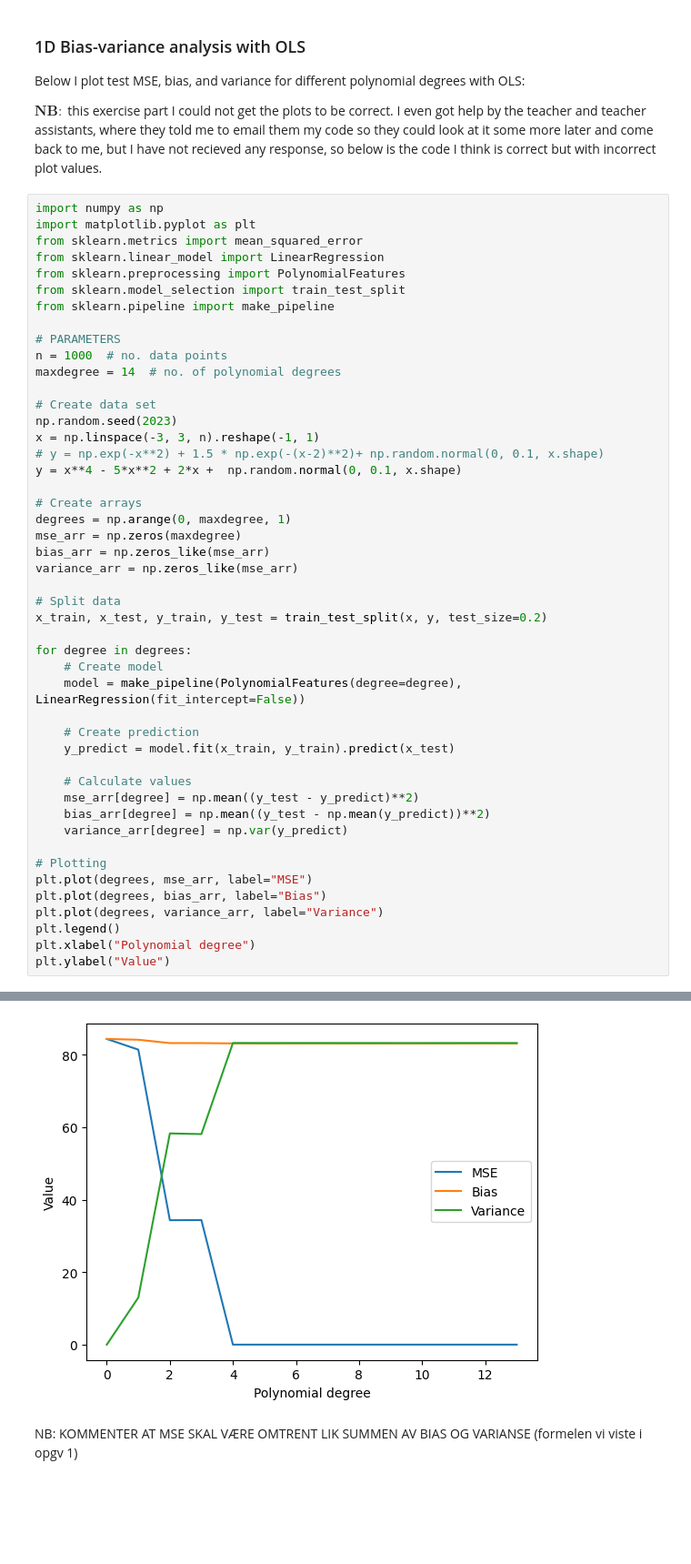
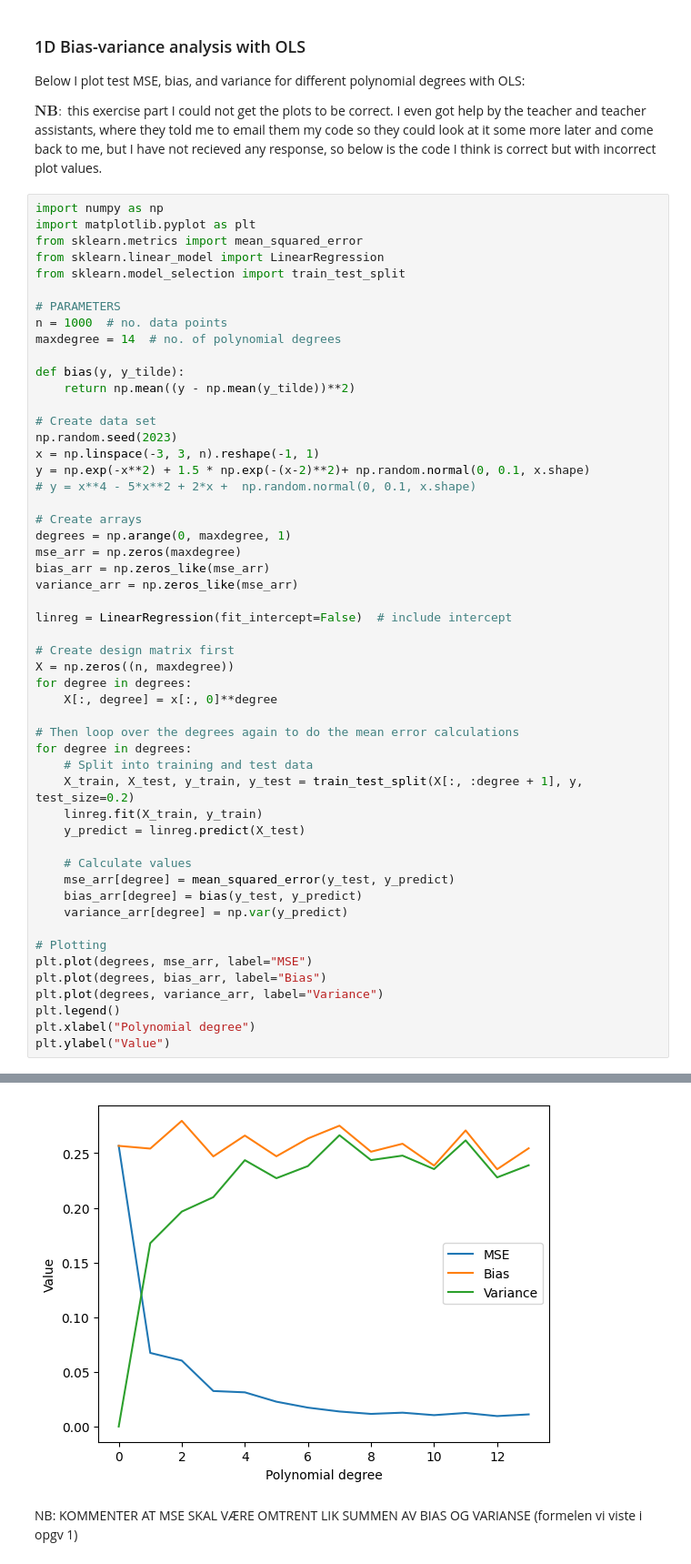
Before and after one commit to LassePladsen/FYS-STK3155-4155, a Jupyter notebook: Weekly exercises/38/Week 38 Lasse Pladsen.ipynb, the cells around one changed output, grey strips where cells are left out. Shown at 91% size. Drawn from its saved outputs; the diff is of its cells as text; blank space fills up the shorter version.

Commit message:
After revertng to old method. Need to comment the plots

```diff
--- a/Weekly exercises/38/Week 38 Lasse Pladsen.ipynb
+++ b/Weekly exercises/38/Week 38 Lasse Pladsen.ipynb
@@ -50,51 +50,56 @@ import numpy as np
 import matplotlib.pyplot as plt
 from sklearn.metrics import mean_squared_error
 from sklearn.linear_model import LinearRegression
-from sklearn.preprocessing import PolynomialFeatures
 from sklearn.model_selection import train_test_split
-from sklearn.pipeline import make_pipeline
 
 # PARAMETERS
 n = 1000  # no. data points
 maxdegree = 14  # no. of polynomial degrees
 
+def bias(y, y_tilde):
+    return np.mean((y - np.mean(y_tilde))**2)
+
 # Create data set
 np.random.seed(2023)
 x = np.linspace(-3, 3, n).reshape(-1, 1)
-# y = np.exp(-x**2) + 1.5 * np.exp(-(x-2)**2)+ np.random.normal(0, 0.1, x.shape)
-y = x**4 - 5*x**2 + 2*x +  np.random.normal(0, 0.1, x.shape)
+y = np.exp(-x**2) + 1.5 * np.exp(-(x-2)**2)+ np.random.normal(0, 0.1, x.shape)
+# y = x**4 - 5*x**2 + 2*x +  np.random.normal(0, 0.1, x.shape)
 
 # Create arrays
 degrees = np.arange(0, maxdegree, 1)
 mse_arr = np.zeros(maxdegree)
 bias_arr = np.zeros_like(mse_arr)
 variance_arr = np.zeros_like(mse_arr)
 
-# Split data
-x_train, x_test, y_train, y_test = train_test_split(x, y, test_size=0.2)
+linreg = LinearRegression(fit_intercept=False)  # include intercept
 
+# Create design matrix first
+X = np.zeros((n, maxdegree))
 for degree in degrees:
-    # Create model
-    model = make_pipeline(PolynomialFeatures(degree=degree), LinearRegression(fit_intercept=False))
+    X[:, degree] = x[:, 0]**degree
 
-    # Create prediction
-    y_predict = model.fit(x_train, y_train).predict(x_test)
+# Then loop over the degrees again to do the mean error calculations
+for degree in degrees:
+    # Split into training and test data
+    X_train, X_test, y_train, y_test = train_test_split(X[:, :degree + 1], y, test_size=0.2)
+    linreg.fit(X_train, y_train)
+    y_predict = linreg.predict(X_test)
 
     # Calculate values
-    mse_arr[degree] = np.mean((y_test - y_predict)**2)
-    bias_arr[degree] = np.mean((y_test - np.mean(y_predict))**2)
+    mse_arr[degree] = mean_squared_error(y_test, y_predict)
+    bias_arr[degree] = bias(y_test, y_predict)
     variance_arr[degree] = np.var(y_predict)
 
 # Plotting
 plt.plot(degrees, mse_arr, label="MSE")
 plt.plot(degrees, bias_arr, label="Bias")
 plt.plot(degrees, variance_arr, label="Variance")
 plt.legend()
 plt.xlabel("Polynomial degree")
 plt.ylabel("Value")
 # %% [output]
 Text(0, 0.5, 'Value')
-[figure, old version]
+[figure, new version]
 # %% [markdown]
 NB: KOMMENTER AT MSE SKAL VÆRE OMTRENT LIK SUMMEN AV BIAS OG VARIANSE (formelen vi viste i opgv 1)
 # %% [markdown]
```
Also changed, not shown: 1 other file.
